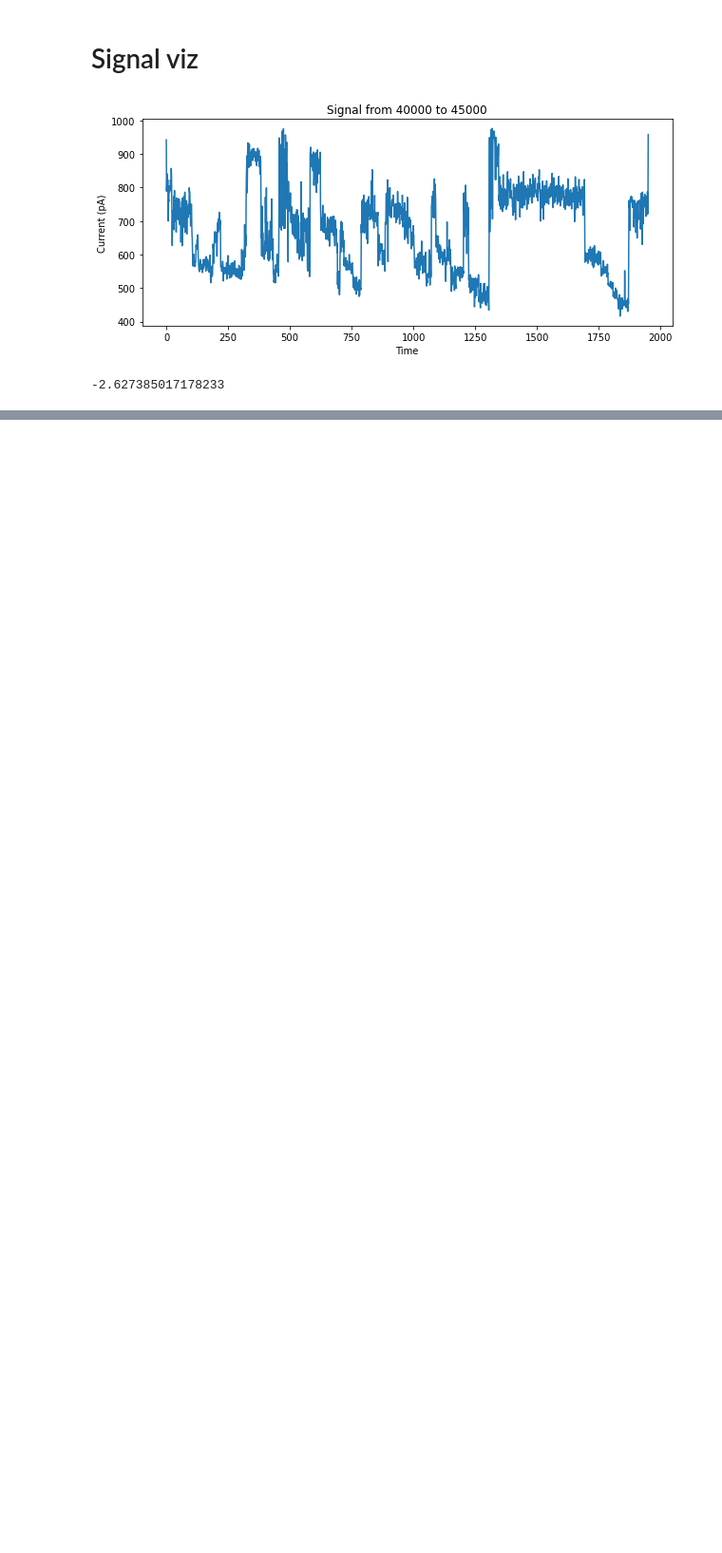
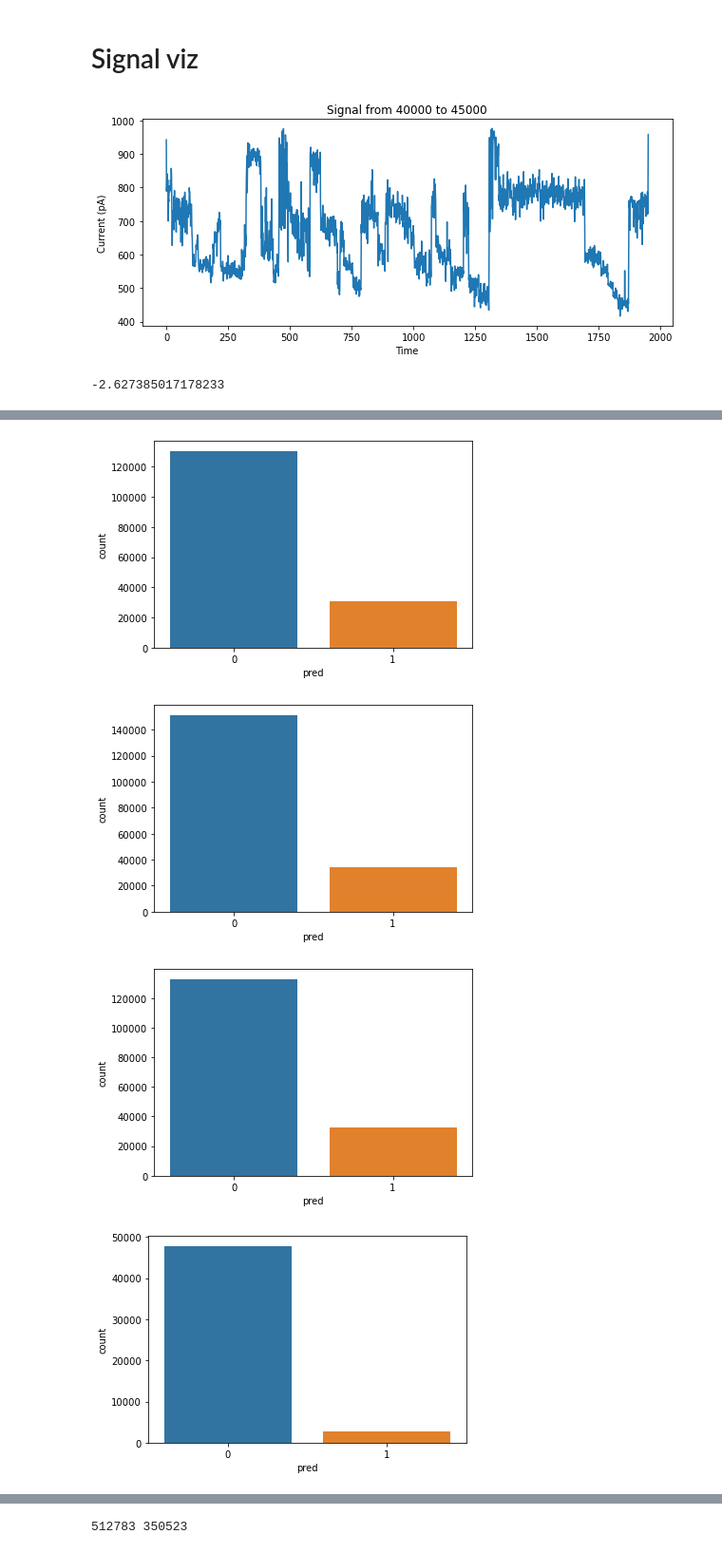
Before and after one commit to maragkakislab/rnakinet, a Jupyter notebook: rnamodif/Untitled.ipynb, the cells around one changed output, grey strips where cells are left out. Shown at 95% size. Cells and saved outputs as stored; diff of their text form; code cells hidden in the pictures; blank space fills up the shorter version.

```diff
--- a/rnamodif/Untitled.ipynb
+++ b/rnamodif/Untitled.ipynb
@@ -1166,0 +1174,33 @@ import numpy as np
+# %%
+import pandas as pd
+from sklearn.metrics import roc_curve, auc
+from matplotlib import pyplot as plt
+import numpy as np
+import seaborn as sns
+
+negative_tabs = [f"./workflow/local_store/arsenite/samples/K562_5EU_0_unlabeled{prefix}_run/nanoid/pred.tab.gz" for prefix in ["","_II","_III"]]
+positive_tabs = [f"./workflow/local_store/arsenite/samples/K562_5EU_1440_labeled{prefix}_run/nanoid/pred.tab.gz" for prefix in ["","_II","_III"]]
+
+neg_dfs = [pd.read_csv(filename, sep='\t') for filename in negative_tabs]
+pos_dfs = [pd.read_csv(filename, sep='\t') for filename in positive_tabs]
+
+for df in neg_dfs+pos_dfs:
+    sns.countplot(data=df, x='pred')
+    plt.show()
+
+allneg_df = pd.concat(neg_dfs)
+allpos_df = pd.concat(pos_dfs)
+
+neg_preds = allneg_df['pred'].values.tolist()
+pos_preds = allpos_df['pred'].values.tolist()
+
+neg_labels = np.repeat(0,len(neg_preds)).tolist()
+pos_labels = np.repeat(1,len(pos_preds)).tolist()
+fpr, tpr, thresholds = roc_curve(neg_preds+pos_preds, neg_labels+pos_labels)
+plt.plot(fpr, tpr)
+plt.show()
+# %% [output]
+[figure, added]
+[figure, added]
+[figure, added]
+[figure, added]
@@ -1166,0 +1209 @@ import numpy as np
+512783 350523
```
Also changed, not shown: parts of 13 cells of this notebook, 31 other files.
